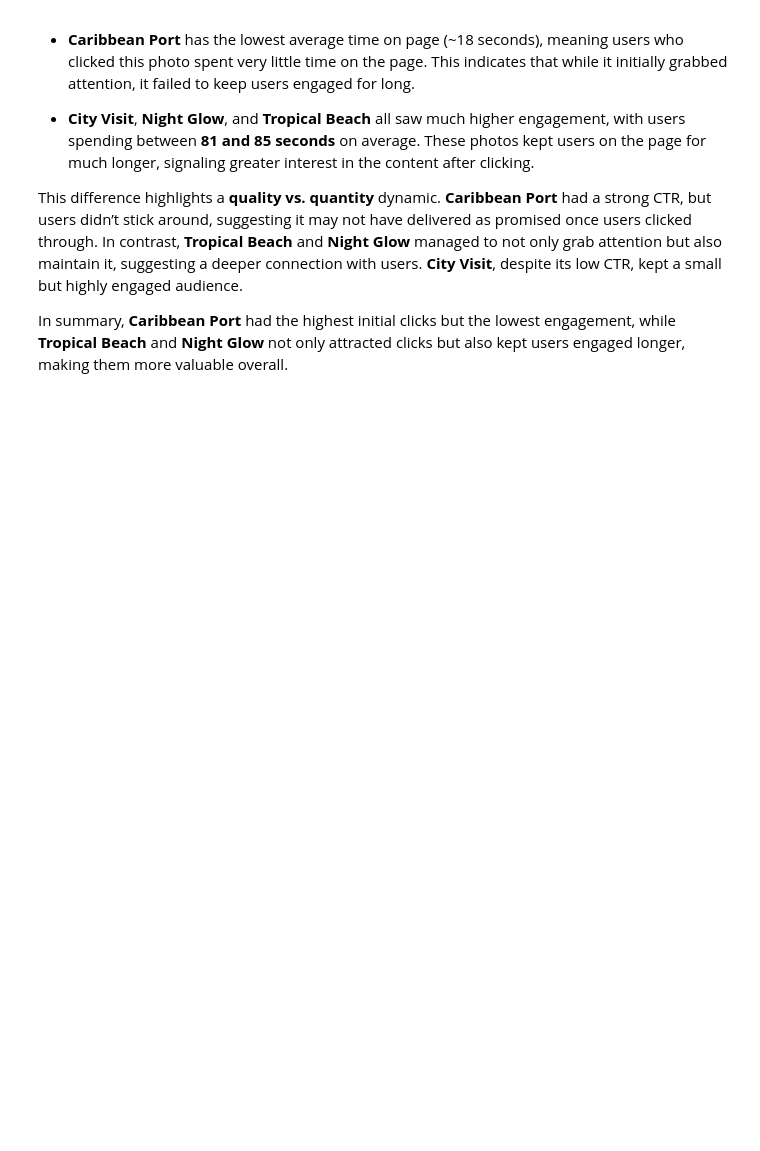
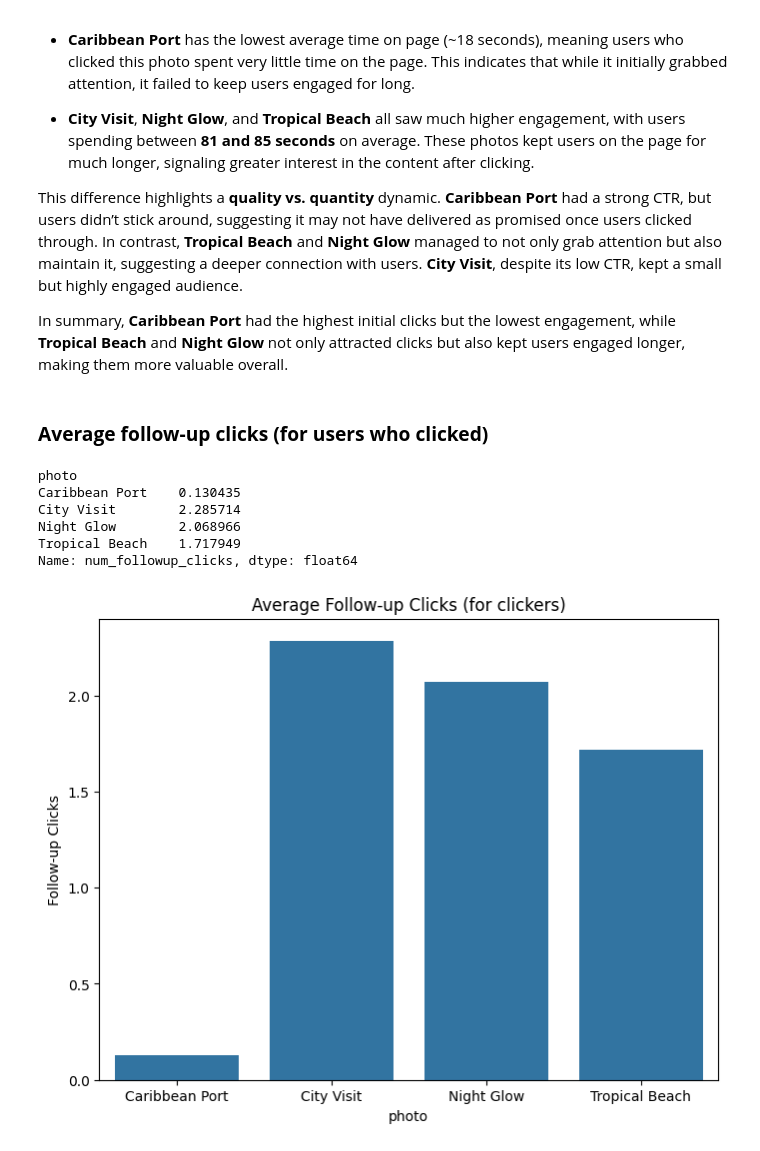
Before and after one commit to pranjul11garg/Lobster-Land-Marketing-Strategy, a Jupyter notebook: lobster.ipynb, the cells around one changed output. Saved outputs shown, nothing was run; the diff lists cells and outputs as text; code cells hidden in the pictures; blank space fills up the shorter version.

Commit message:
Avg followup clicks

```diff
--- a/lobster.ipynb
+++ b/lobster.ipynb
@@ -1169,3 +1169,23 @@ This chart shows the **average time spent on the page** by users who clicked on
 This difference highlights a **quality vs. quantity** dynamic. **Caribbean Port** had a strong CTR, but users didn’t stick around, suggesting it may not have delivered as promised once users clicked through. In contrast, **Tropical Beach** and **Night Glow** managed to not only grab attention but also maintain it, suggesting a deeper connection with users. **City Visit**, despite its low CTR, kept a small but highly engaged audience.
 
 In summary, **Caribbean Port** had the highest initial clicks but the lowest engagement, while **Tropical Beach** and **Night Glow** not only attracted clicks but also kept users engaged longer, making them more valuable overall.
+# %% [markdown]
+### **Average follow-up clicks (for users who clicked)**
+# %%
+followup_clicks_avg = ab_pics[ab_pics['clicked'] == 1].groupby('photo')['num_followup_clicks'].mean()
+followup_clicks_avg
+# %% [output]
+photo
+Caribbean Port    0.130435
+City Visit        2.285714
+Night Glow        2.068966
+Tropical Beach    1.717949
+Name: num_followup_clicks, dtype: float64
+# %%
+plt.figure(figsize=(8,6))
+sns.barplot(x=followup_clicks_avg.index, y=followup_clicks_avg.values)
+plt.title("Average Follow-up Clicks (for clickers)")
+plt.ylabel("Follow-up Clicks")
+plt.show()
+# %% [output]
+[figure, added]
```
Also changed, not shown: parts of 1 cell of this notebook.
